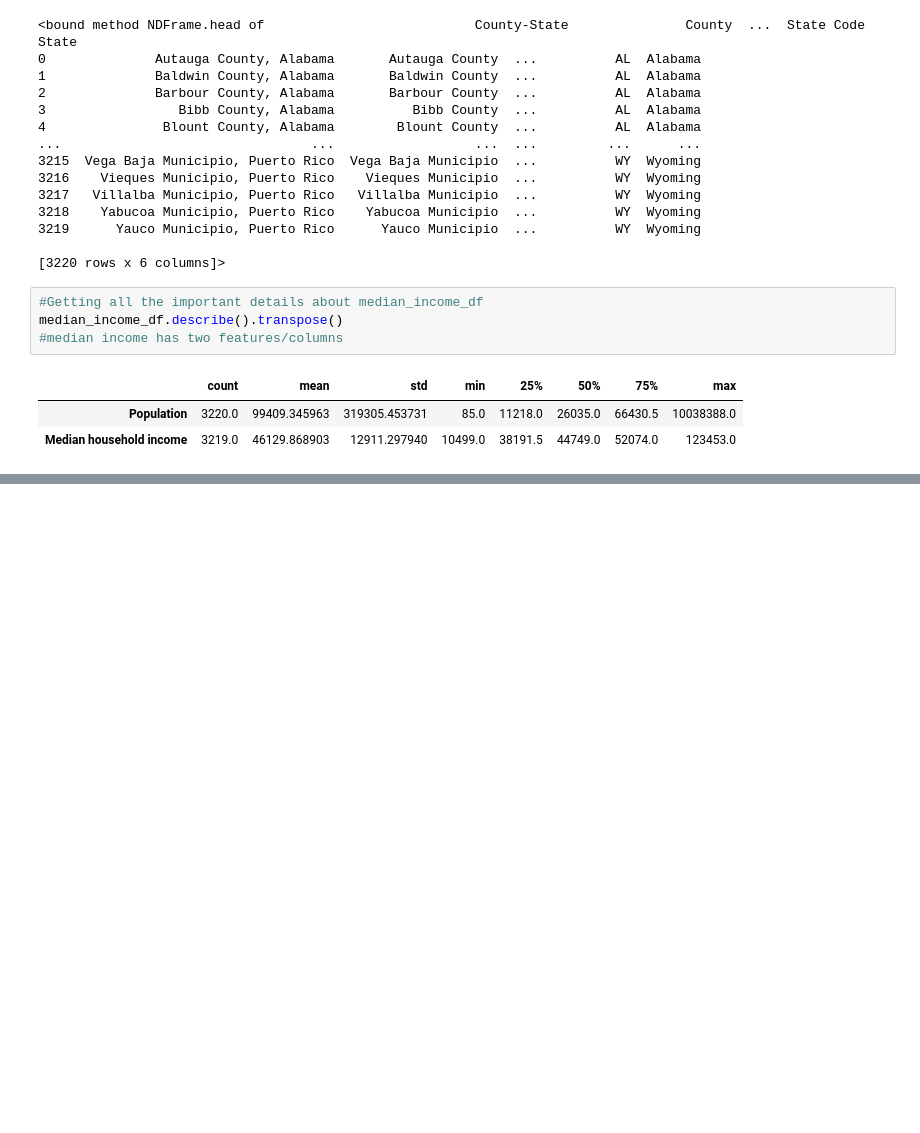
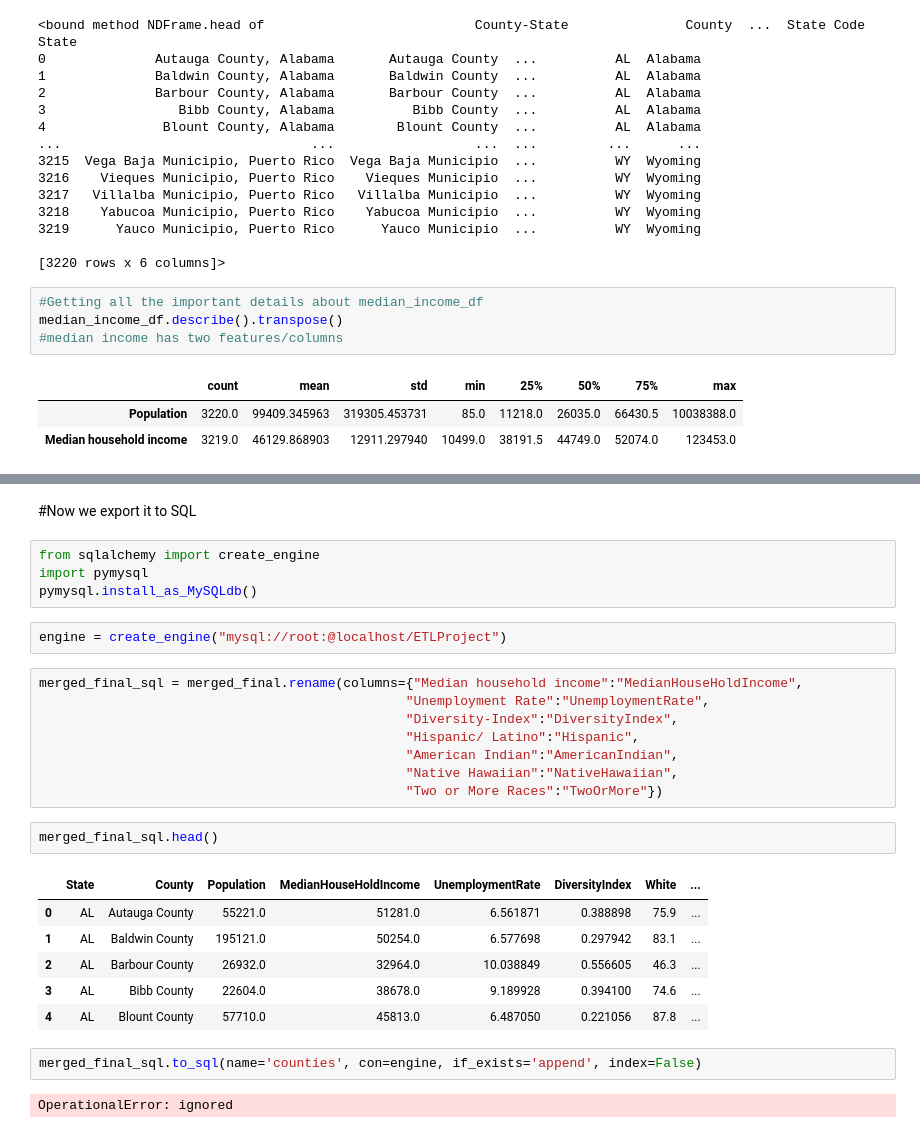
Before and after one commit to dushyantsinghraghav/ETL-impementation, a Jupyter notebook: Untitled11.ipynb, the cells around one changed output, grey strips where cells are left out. Saved outputs shown, nothing was run; the diff lists cells and outputs as text; blank space fills up the shorter version.

```diff
--- a/Untitled11.ipynb
+++ b/Untitled11.ipynb
@@ -64,0 +348,29 @@ median_income_df.describe().transpose()
+# %% [markdown]
+#Now we export it to SQL
+# %%
+from sqlalchemy import create_engine
+import pymysql
+pymysql.install_as_MySQLdb()
+# %%
+engine = create_engine("mysql://root:@localhost/ETLProject")
+# %%
+merged_final_sql = merged_final.rename(columns={"Median household income":"MedianHouseHoldIncome",
+                                               "Unemployment Rate":"UnemploymentRate",
+                                               "Diversity-Index":"DiversityIndex",
+                                               "Hispanic/ Latino":"Hispanic",
+                                               "American Indian":"AmericanIndian",
+                                               "Native Hawaiian":"NativeHawaiian",
+                                               "Two or More Races":"TwoOrMore"})
+# %%
+merged_final_sql.head()
+# %% [output]
+|  | State | County | Population | MedianHouseHoldIncome | UnemploymentRate | DiversityIndex | White | ... |
+| 0 | AL | Autauga County | 55221.0 | 51281.0 | 6.561871 | 0.388898 | 75.9 | ... |
+| 1 | AL | Baldwin County | 195121.0 | 50254.0 | 6.577698 | 0.297942 | 83.1 | ... |
+| 2 | AL | Barbour County | 26932.0 | 32964.0 | 10.038849 | 0.556605 | 46.3 | ... |
+| 3 | AL | Bibb County | 22604.0 | 38678.0 | 9.189928 | 0.394100 | 74.6 | ... |
+| 4 | AL | Blount County | 57710.0 | 45813.0 | 6.487050 | 0.221056 | 87.8 | ... |
+# %%
+merged_final_sql.to_sql(name='counties', con=engine, if_exists='append', index=False)
+# %% [output]
+OperationalError: ignored
```
Also changed, not shown: parts of 31 cells of this notebook.
